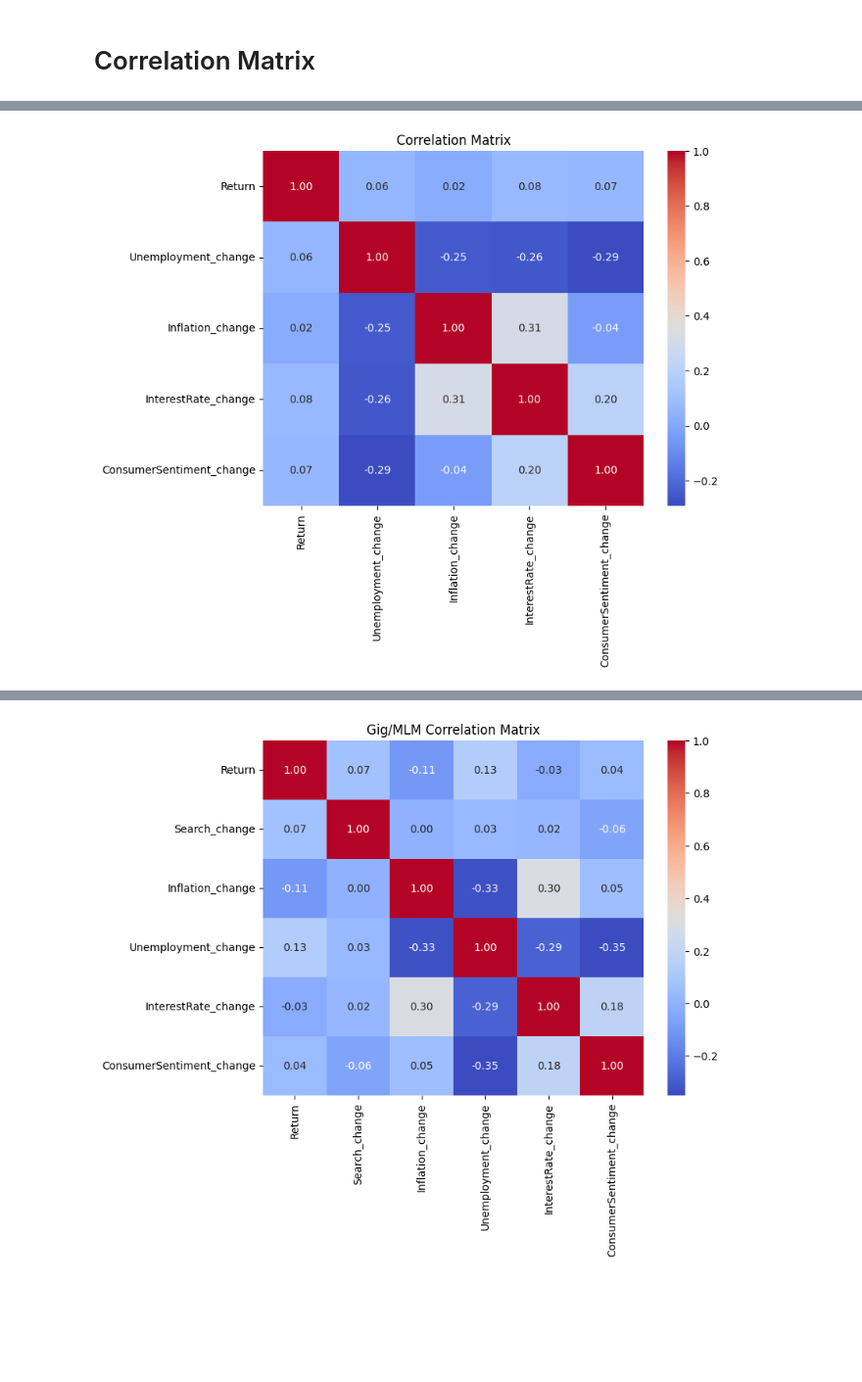
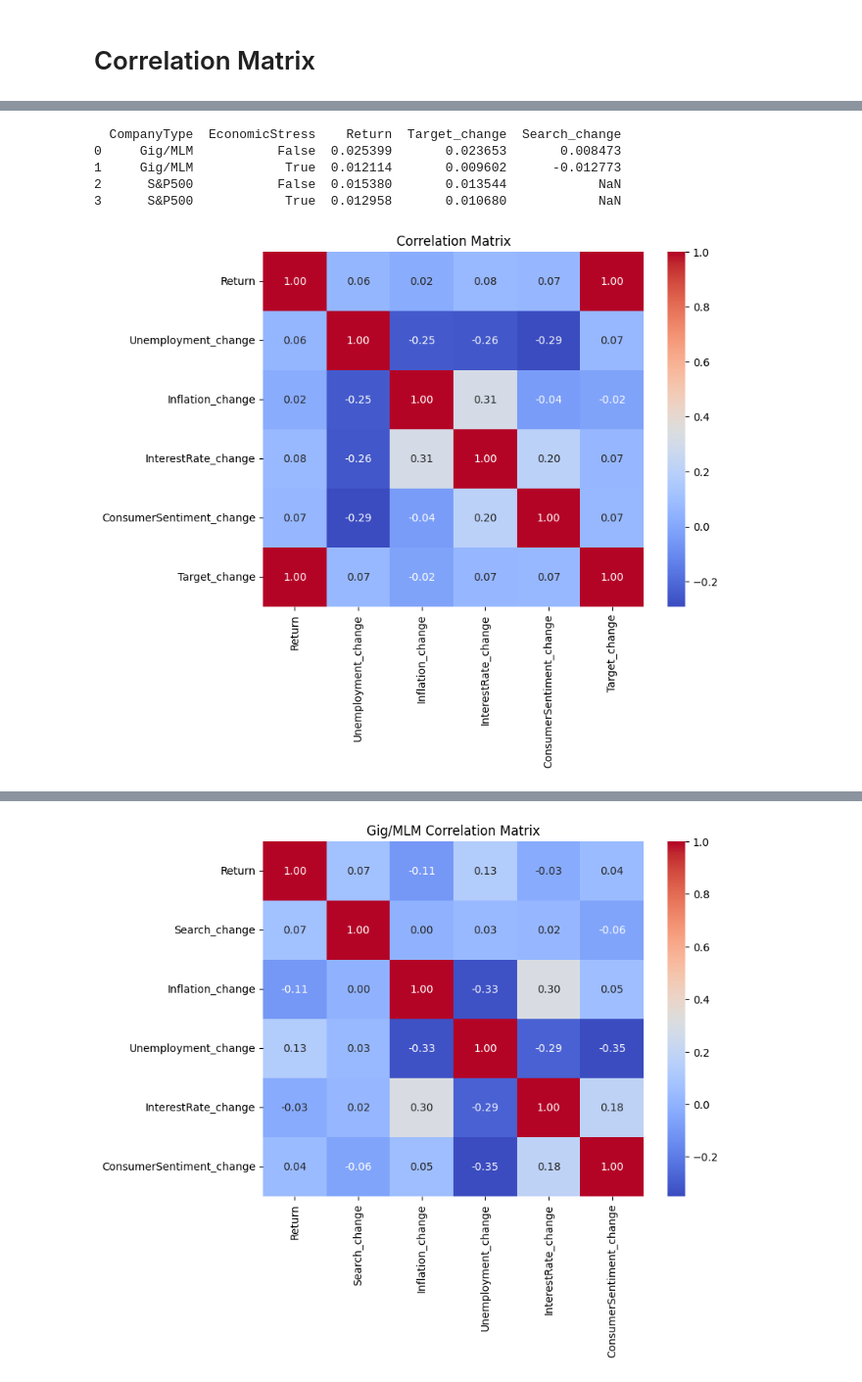
Before and after one commit to milleau98/2026-gig-data-analysis, a Jupyter notebook: notebooks/data-analyses/correlation_analyses.ipynb, the cells around one changed output, grey strips where cells are left out. Shown at 98% size. Cells and saved outputs as stored; diff of their text form; code cells hidden in the pictures; blank space fills up the shorter version.

```diff
--- a/notebooks/data-analyses/correlation_analyses.ipynb
+++ b/notebooks/data-analyses/correlation_analyses.ipynb
@@ -76,13 +71,18 @@ stock_df_monthly = stock_df_monthly[monthly_stock_cols]
 
 fred_df_monthly = fred_df_monthly[monthly_fred_cols]
 
+# Create target variable = close/cpi_data_monthly
+
 google_df_monthly_long = google_df_monthly_long[['year', 'month', 'company','SearchInterest']]
 
 merged_df_monthly = (
     stock_df_monthly
     .merge(google_df_monthly_long, on=['year','company','month'], how='left')
-    .merge(fred_df_monthly, on=['year','month'], how='left')
-)
+    .merge(fred_df_monthly, on=['year','month'], how='left'))
+
+# Create target variable = close/cpi_data_monthly
+
+merged_df_monthly['target'] = merged_df_monthly['Close'] / merged_df_monthly['cpi_data_monthly']
 
 merged_df_monthly.head(75)
 # %% [output]
@@ -106,9 +106,10 @@ df = merged_df_monthly.sort_values(['company','year','month'])
 
 # Stock returns
 df['Return'] = df.groupby('company')['Close'].pct_change()
+df['Target_change'] = df.groupby('company')['target'].pct_change()
 
 # Search interest change
-df['Search_change'] = df.groupby('company')['SearchInterest'].pct_change()
+df['Search_change'] = df.groupby('company')['SearchInterest'].diff()
 
 # Macro changes
 df['Inflation_change'] = df['cpi_data_monthly'].pct_change()
@@ -177,35 +188,50 @@ dtype: float64
+# %%
+summary_table = df.groupby(['CompanyType','EconomicStress']).agg({
+    'Return':'mean',
+    'Target_change':'mean',
+    'Search_change':'mean'
+}).reset_index()
+
+print(summary_table)
+# %% [output]
+  CompanyType  EconomicStress    Return  Target_change  Search_change
+0     Gig/MLM           False  0.025399       0.023653       0.008473
+1     Gig/MLM            True  0.012114       0.009602      -0.012773
+2      S&P500           False  0.015380       0.013544            NaN
+3      S&P500            True  0.012958       0.010680            NaN
 # %%
 import seaborn as sns
 import matplotlib.pyplot as plt
 
 # -------------------------------
 # Select the relevant columns
 # -------------------------------
 # Adjust column names to match your dataset
 cols_to_corr = [
     'Return',
     'Unemployment_change',
     'Inflation_change',
     'InterestRate_change',
     'ConsumerSentiment_change',
+    'Target_change'
 ]
 
 corr_df = df[cols_to_corr].dropna()  # remove rows with missing values
 
 # -------------------------------
 # Compute correlation matrix
 # -------------------------------
 corr_matrix = corr_df.corr()
 
 # -------------------------------
 # Plot heatmap
 # -------------------------------
 plt.figure(figsize=(8,6))
 sns.heatmap(corr_matrix, annot=True, fmt=".2f", cmap='coolwarm')
 plt.title("Correlation Matrix")
 plt.show()
 # %% [output]
-[figure, old version]
+[figure, new version]
 # %%
 gig_df = df[df['CompanyType'] == 'Gig/MLM']
 sp500_df = df[df['CompanyType'] == 'S&P500']
```
Also changed, not shown: parts of 7 cells of this notebook.
